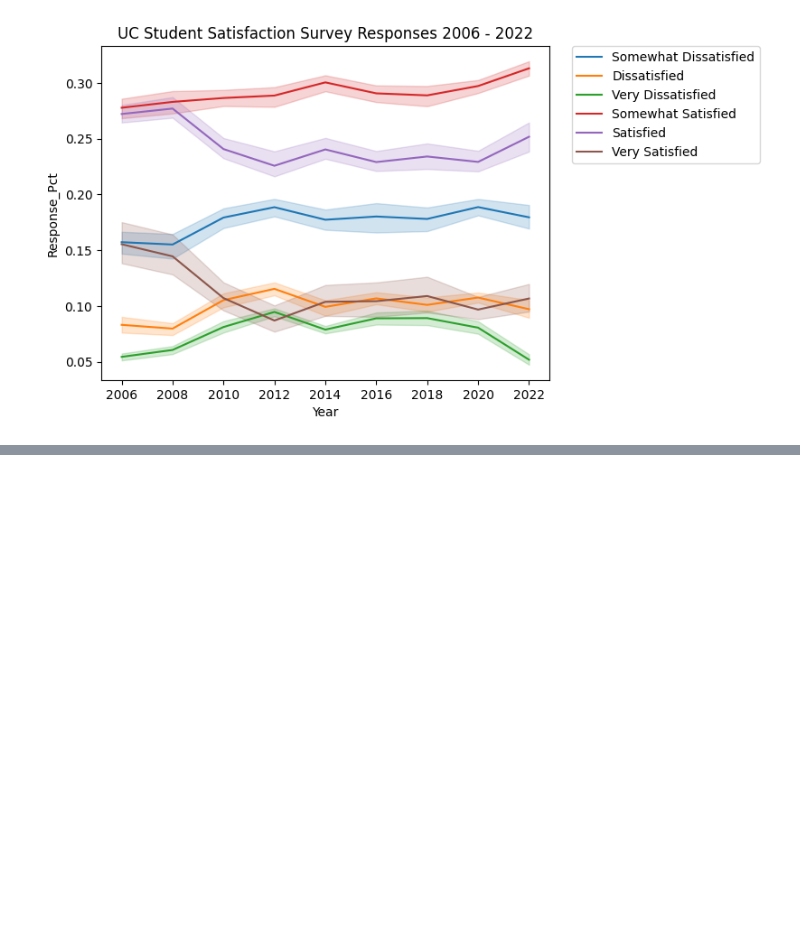
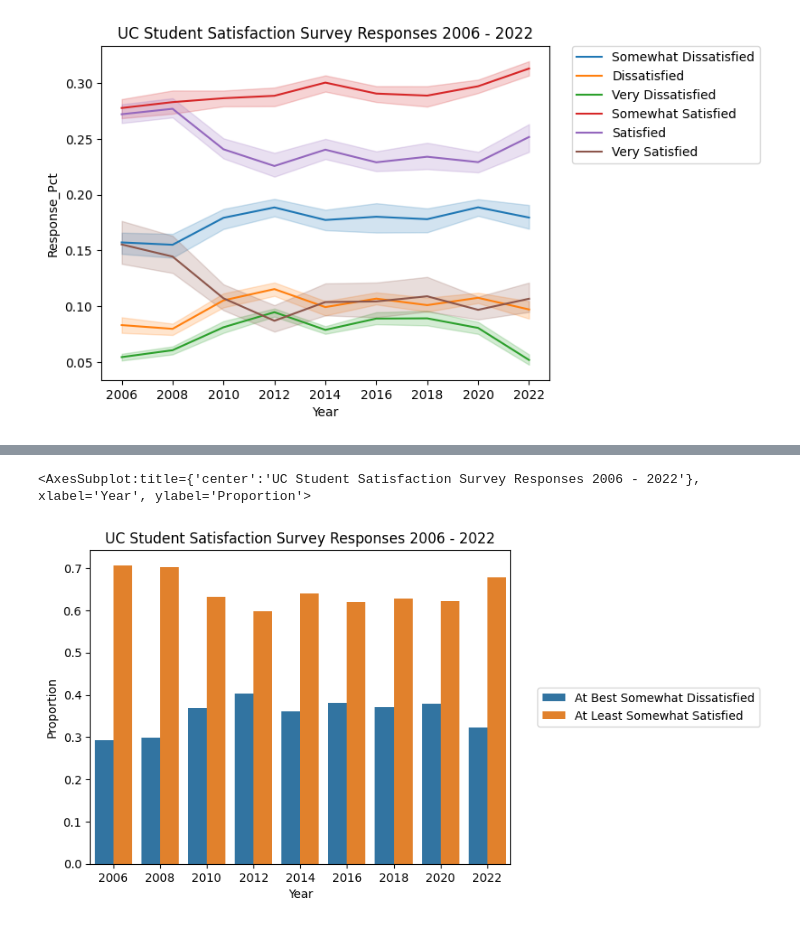
Before and after one commit to regular-polygon/UCUES-longitudinal-analysis, a Jupyter notebook: visualizing_uc_sat_survey.ipynb, the cells around one changed output, grey strips where cells are left out. Cells and saved outputs as stored; diff of their text form; code cells hidden in the pictures; blank space fills up the shorter version.

```diff
--- a/visualizing_uc_sat_survey.ipynb
+++ b/visualizing_uc_sat_survey.ipynb
@@ -72,0 +84,15 @@ plt.legend(bbox_to_anchor=(1.05, 1), loc='upper left', borderaxespad=0)
+# %%
+mapping = {
+    "Very Dissatisfied": "At Best Somewhat Dissatisfied",
+    "Dissatisfied": "At Best Somewhat Dissatisfied",
+    "Somewhat Dissatisfied": "At Best Somewhat Dissatisfied",
+    "Somewhat Satisfied" : "At Least Somewhat Satisfied",
+    "Satisfied": "At Least Somewhat Satisfied",
+    "Very Satisfied": "At Least Somewhat Satisfied"
+}
+
+def categorize(response):
+    return mapping.get(response, None)
+
+df["Response_Categorized"] = df["Response"].map(categorize)
+df
@@ -72,0 +114,6 @@ plt.legend(bbox_to_anchor=(1.05, 1), loc='upper left', borderaxespad=0)
+# %%
+grouped = df.groupby(["Year", "Response_Categorized"])
+res_type_by_year = grouped["Count"].sum()
+res_type_by_year = res_type_by_year.reset_index(level="Response_Categorized")
+res_type_by_year = res_type_by_year.pivot(columns="Response_Categorized", values="Count")
+res_type_by_year
@@ -72,0 +132,7 @@ plt.legend(bbox_to_anchor=(1.05, 1), loc='upper left', borderaxespad=0)
+# %%
+# Normalize the data in each row so they sum to 1. This allows us to account for the differences in total survey responses.
+res_pct_by_year = res_type_by_year.div(res_type_by_year.sum(axis="columns"), axis="index")
+# Wrangle df into tidy long form data where each col is a variable and each row is an observation.
+res_pct_by_year = res_pct_by_year.stack("Response_Categorized").reset_index()
+res_pct_by_year.rename(columns = {0:'Proportion'}, inplace = True)
+res_pct_by_year
@@ -72,0 +157,8 @@ plt.legend(bbox_to_anchor=(1.05, 1), loc='upper left', borderaxespad=0)
+# %%
+g = sns.barplot(data=res_pct_by_year, x="Year", y="Proportion", hue="Response_Categorized")
+g.legend(loc='center left', bbox_to_anchor=(1.05, 0.5), ncol=1)
+g.set_title("UC Student Satisfaction Survey Responses 2006 - 2022")
+g
+# %% [output]
+<AxesSubplot:title={'center':'UC Student Satisfaction Survey Responses 2006 - 2022'}, xlabel='Year', ylabel='Proportion'>
+[figure, added]
```
Also changed, not shown: parts of 15 cells of this notebook.
